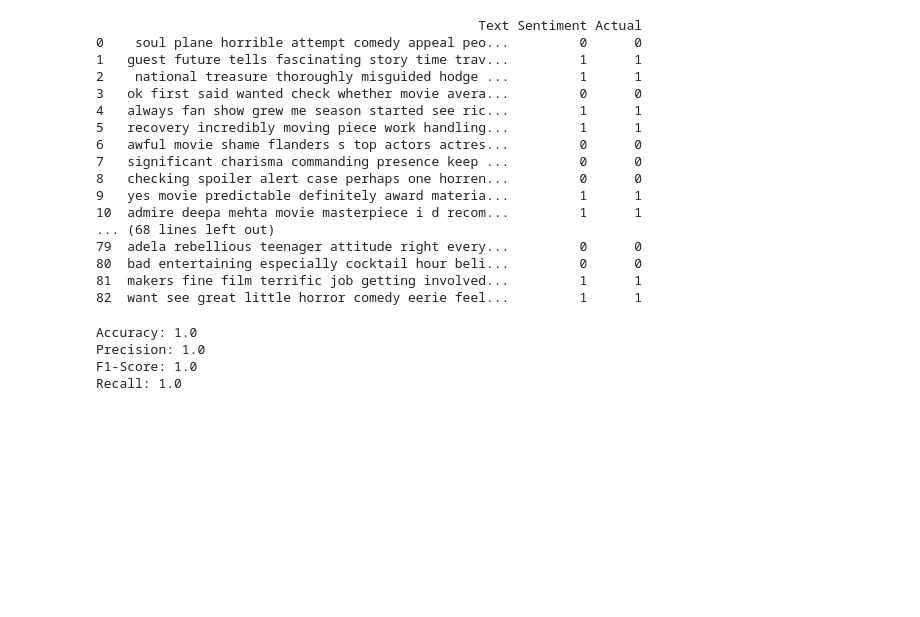
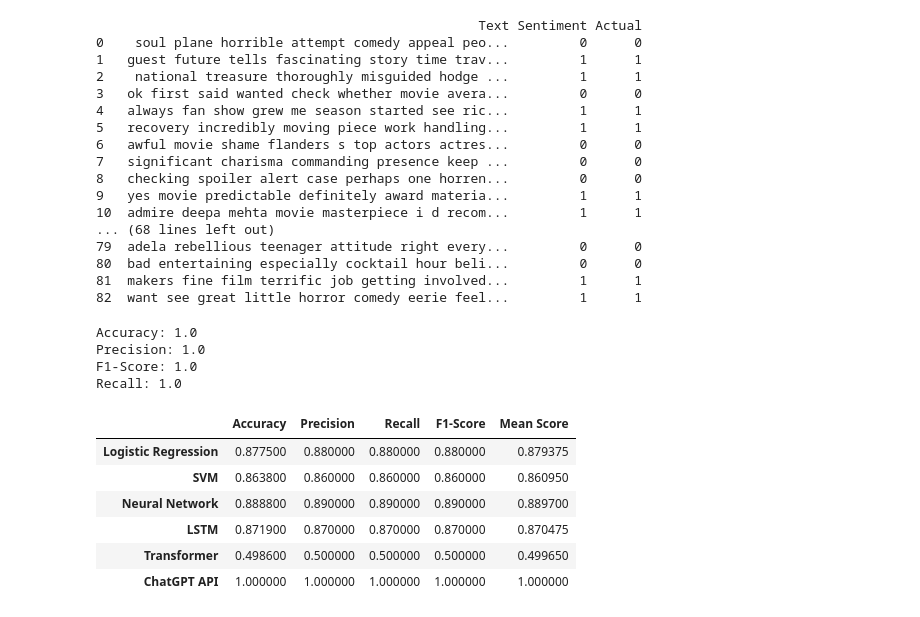
Before and after one commit to YatingPan/Essentials-for-Text-and-Speech-Processing, a Jupyter notebook: Essential_Project.ipynb, the cells around one changed output. Cells and saved outputs as stored; diff of their text form; code cells hidden in the pictures; blank space fills up the shorter version.

```diff
--- a/Essential_Project.ipynb
+++ b/Essential_Project.ipynb
@@ -1265,3 +1265,70 @@ Accuracy: 1.0
 Precision: 1.0
 F1-Score: 1.0
 Recall: 1.0
+# %%
+import pandas as pd
+import numpy as np
+
+# Data
+models = ["Logistic Regression", "SVM", "Neural Network", "LSTM", "Transformer", "ChatGPT API"]
+metrics = ["Accuracy", "Precision", "Recall", "F1-Score"]
+values = np.array([
+    [0.8775, 0.8800, 0.8800, 0.8800],
+    [0.8638, 0.8600, 0.8600, 0.8600],
+    [0.8888, 0.8900, 0.8900, 0.8900],
+    [0.8719, 0.8700, 0.8700, 0.8700],
+    [0.4986, 0.5000, 0.5000, 0.5000],
+    [1.0, 1.0, 1.0, 1.0]  # These values represent ChatGPT API
+])
+
+# Create a DataFrame
+df = pd.DataFrame(values, columns=metrics, index=models)
+df['Mean Score'] = df.mean(axis=1)
+
+# Find the best and worst models
+best_model_idx = df[df.index != 'ChatGPT API']['Mean Score'].idxmax()
+worst_model_idx = df[df.index != 'ChatGPT API']['Mean Score'].idxmin()
+
+# Function to bold the max value in a Series
+def highlight_max(s):
+    is_max = s == s.max()
+    return ['font-weight: bold' if v else '' for v in is_max]
+
+# Function to bold the min value in a Series
+def highlight_min(s):
+    is_min = s == s.min()
+    return ['font-weight: bold' if v else '' for v in is_min]
+
+# Function to bold the best model
+def highlight_best_model(row):
+    if row.name == best_model_idx:
+        return ['font-weight: bold']*len(row)
+    return ['']*len(row)
+
+# Function to underline the worst model row
+def underline_worst_model(row):
+    if row.name == worst_model_idx:
+        return ['text-decoration: underline']*len(row)
+    return ['']*len(row)
+
+# Function to color the ChatGPT API row blue, because it is not implemented on the same dataset!
+def color_chatgpt_row(row):
+    if row.name == 'ChatGPT API':
+        return ['background-color: blue']*len(row)
+    return ['']*len(row)
+
+# Apply the styling
+styled_df = df.style.apply(highlight_max, subset=metrics)\
+                    .apply(highlight_min, subset=metrics)\
+                    .apply(highlight_best_model, axis=1)\
+                    .apply(underline_worst_model, axis=1)
+
+styled_df
+# %% [output]
+|  | Accuracy | Precision | Recall | F1-Score | Mean Score |
+| Logistic Regression | 0.877500 | 0.880000 | 0.880000 | 0.880000 | 0.879375 |
+| SVM | 0.863800 | 0.860000 | 0.860000 | 0.860000 | 0.860950 |
+| Neural Network | 0.888800 | 0.890000 | 0.890000 | 0.890000 | 0.889700 |
+| LSTM | 0.871900 | 0.870000 | 0.870000 | 0.870000 | 0.870475 |
+| Transformer | 0.498600 | 0.500000 | 0.500000 | 0.500000 | 0.499650 |
+| ChatGPT API | 1.000000 | 1.000000 | 1.000000 | 1.000000 | 1.000000 |
```
Also changed, not shown: parts of 1 cell of this notebook.
